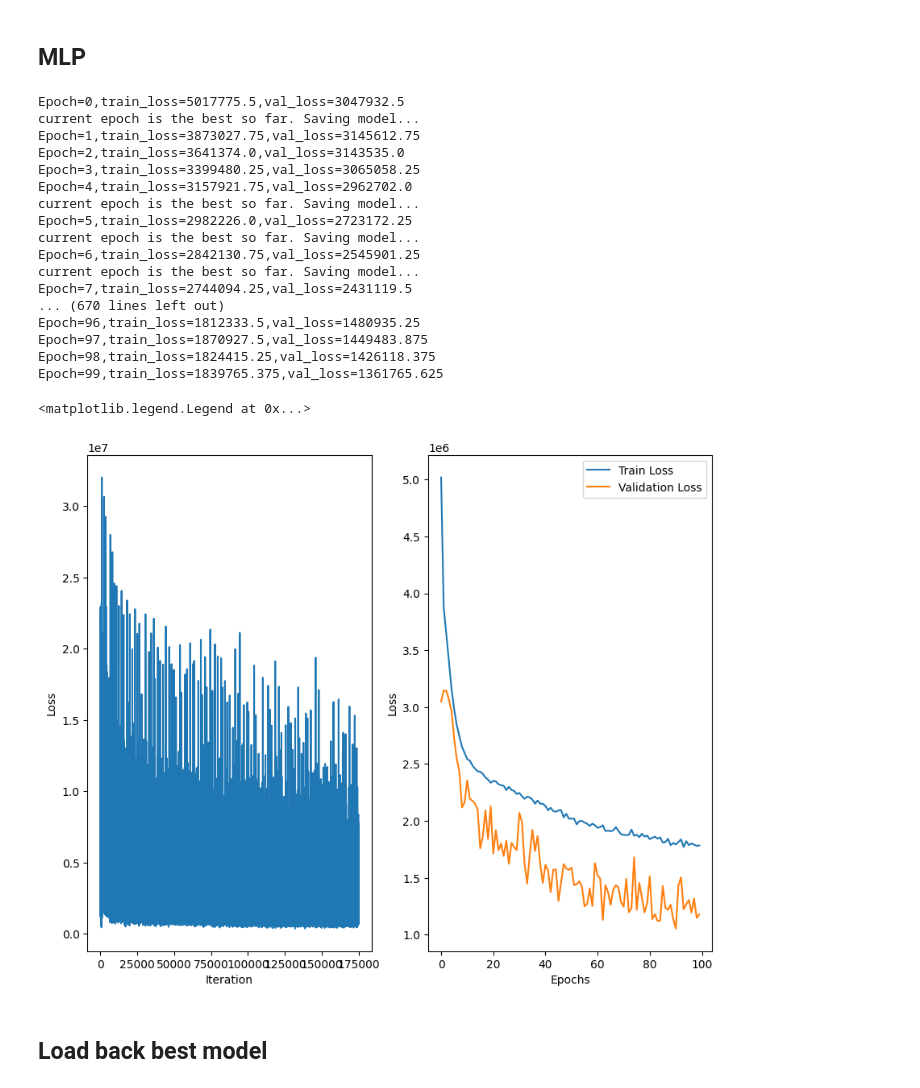
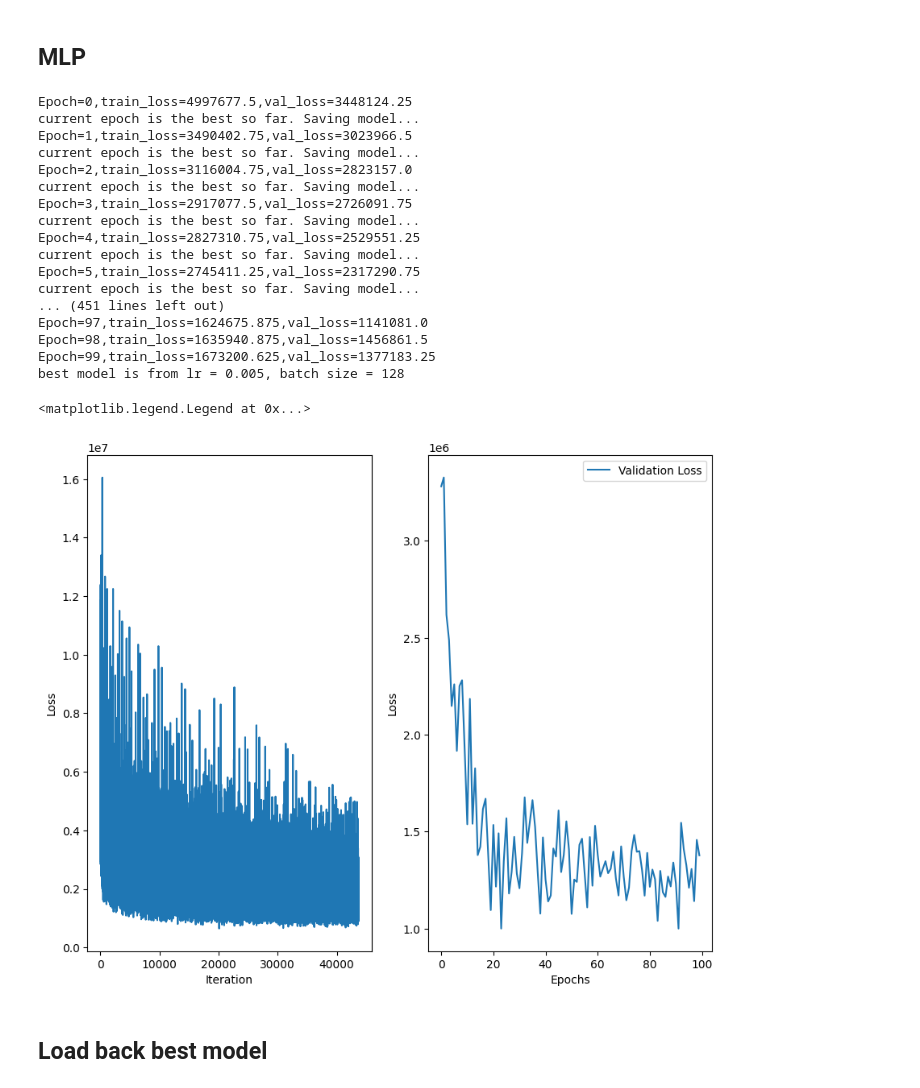
Before and after one commit to zhengyuntao123/FIFA_project, a Jupyter notebook: fifa.ipynb, the cells around one changed output. Saved outputs shown, nothing was run; the diff lists cells and outputs as text; code cells hidden in the pictures.

```diff
--- a/fifa.ipynb
+++ b/fifa.ipynb
@@ -521,8 +528,8 @@ Table fifa created successfully.
 # %%
 db_properties={}
 db_properties['username']="postgres"
-db_properties['password']="200042"
-# db_properties['password']="150977"
+# db_properties['password']="200042"
+db_properties['password']="150977"
 db_properties['url']= "jdbc:postgresql://localhost:5432/postgres"
 db_properties['table']="fifa"
 db_properties['driver']="org.postgresql.Driver"
@@ -1702,50 +1695,49 @@ def mlp_train(lr, N_epochs, batch_size):
 # %%
 best_model_loss = []
 lowest_val_loss = float("inf")
-for lr in [0.0005, 0.001]:
-    for bs in [32, 64, 128]:
+for lr in [0.002, 0.005]:
+    for bs in [64, 128]:
         losses, val_losses, adam_batch_loss = mlp_train(lr, 100, bs)
         if np.min(np.array(val_losses)) < lowest_val_loss:
             best_model_loss = [losses, val_losses, adam_batch_loss]
             lowest_val_loss = np.min(np.array(val_losses))
             print(f"best model is from lr = {lr}, batch size = {bs}")
 # %% [output]
-Epoch=0,train_loss=5017775.5,val_loss=3047932.5
+Epoch=0,train_loss=4997677.5,val_loss=3448124.25
 current epoch is the best so far. Saving model...
-Epoch=1,train_loss=3873027.75,val_loss=3145612.75
-Epoch=2,train_loss=3641374.0,val_loss=3143535.0
-Epoch=3,train_loss=3399480.25,val_loss=3065058.25
-Epoch=4,train_loss=3157921.75,val_loss=2962702.0
+Epoch=1,train_loss=3490402.75,val_loss=3023966.5
 current epoch is the best so far. Saving model...
-Epoch=5,train_loss=2982226.0,val_loss=2723172.25
+Epoch=2,train_loss=3116004.75,val_loss=2823157.0
 current epoch is the best so far. Saving model...
-Epoch=6,train_loss=2842130.75,val_loss=2545901.25
+Epoch=3,train_loss=2917077.5,val_loss=2726091.75
 current epoch is the best so far. Saving model...
-Epoch=7,train_loss=2744094.25,val_loss=2431119.5
-... (670 lines left out)
-Epoch=96,train_loss=1812333.5,val_loss=1480935.25
-Epoch=97,train_loss=1870927.5,val_loss=1449483.875
-Epoch=98,train_loss=1824415.25,val_loss=1426118.375
-Epoch=99,train_loss=1839765.375,val_loss=1361765.625
+Epoch=4,train_loss=2827310.75,val_loss=2529551.25
+current epoch is the best so far. Saving model...
+Epoch=5,train_loss=2745411.25,val_loss=2317290.75
+current epoch is the best so far. Saving model...
+... (451 lines left out)
+Epoch=97,train_loss=1624675.875,val_loss=1141081.0
+Epoch=98,train_loss=1635940.875,val_loss=1456861.5
+Epoch=99,train_loss=1673200.625,val_loss=1377183.25
+best model is from lr = 0.005, batch size = 128
 # %%
 # visualization
 N_epochs = 100
-N_batches = len(train_dataloader)
 fix,axes=plt.subplots(nrows=1,ncols=2,figsize=(10, 8))
 
 axes[0].plot(range(len(best_model_loss[2])),best_model_loss[2],label="adam_batch_loss")
 axes[0].set_xlabel('Iteration')
 axes[0].set_ylabel('Loss')
 
-axes[1].plot(range(N_epochs),best_model_loss[0],label="Train Loss")
+# axes[1].plot(range(N_epochs),best_model_loss[0],label="Train Loss")
 # Validation loss is stable here
 axes[1].plot(range(N_epochs),best_model_loss[1],label="Validation Loss")
 axes[1].set_xlabel('Epochs')
 axes[1].set_ylabel('Loss')
 axes[1].legend()
 # %% [output]
 <matplotlib.legend.Legend at 0x...>
-[figure, old version]
+[figure, new version]
 # %% [markdown]
 ## Load back best model
 # %%
```
Also changed, not shown: parts of 38 cells of this notebook.
